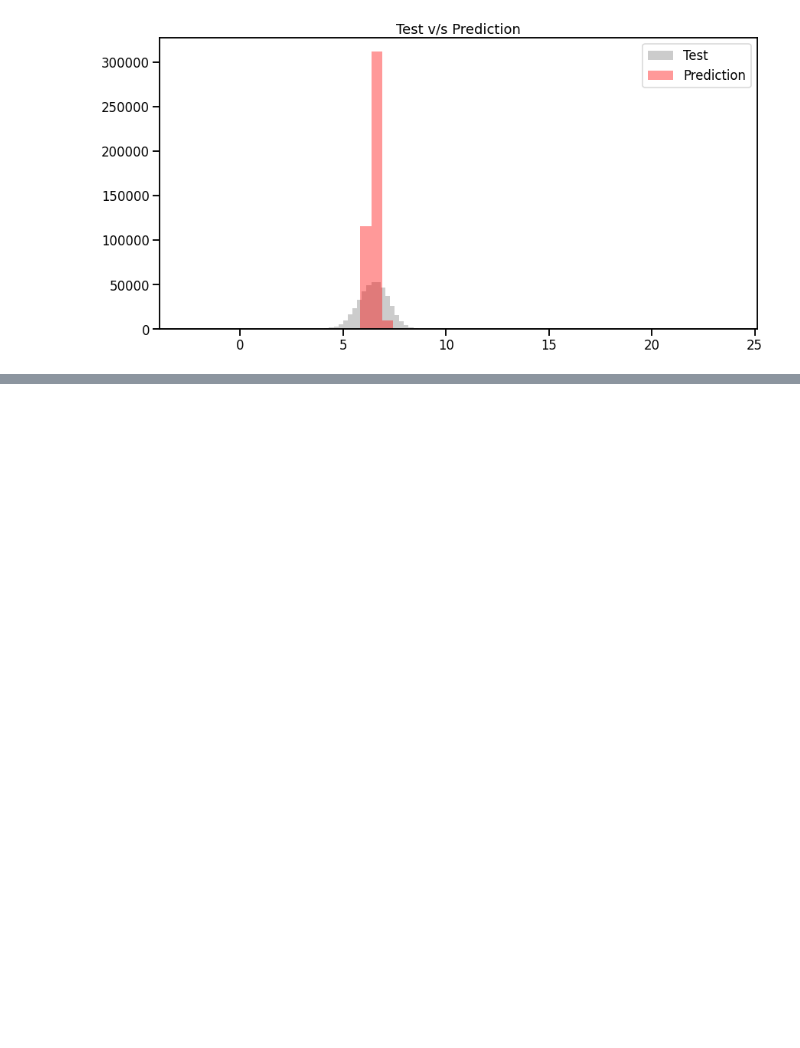
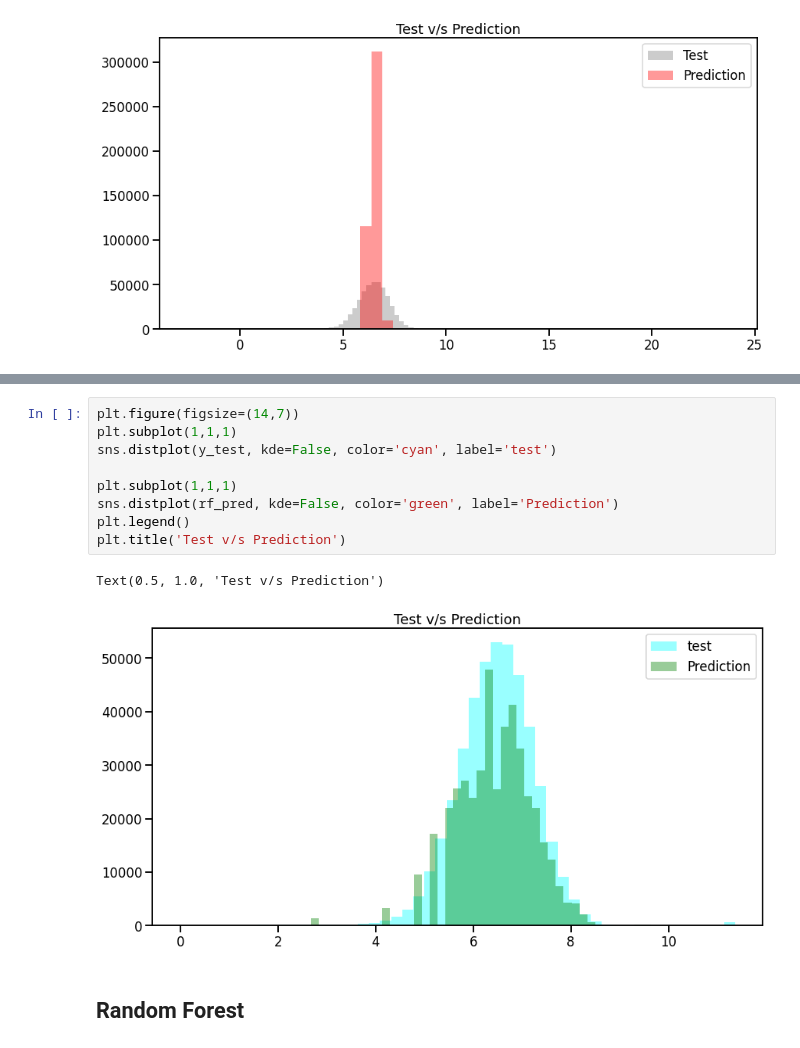
Before and after one commit to Rajvee-Sharma/NYC-Taxi-Trip-Prediction, a Jupyter notebook: Regression_NYC_Taxi_Trip_colab.ipynb, the cells around one changed output, grey strips where cells are left out. Cells and saved outputs as stored; diff of their text form; blank space fills up the shorter version.

```diff
--- a/Regression_NYC_Taxi_Trip_colab.ipynb
+++ b/Regression_NYC_Taxi_Trip_colab.ipynb
@@ -823,0 +901,14 @@ Text(0.5, 1.0, 'Test v/s Prediction')
+# %%
+plt.figure(figsize=(14,7))
+plt.subplot(1,1,1)
+sns.distplot(y_test, kde=False, color='cyan', label='test')
+
+plt.subplot(1,1,1)
+sns.distplot(rf_pred, kde=False, color='green', label='Prediction')
+plt.legend()
+plt.title('Test v/s Prediction')
+# %% [output]
+Text(0.5, 1.0, 'Test v/s Prediction')
+[figure, added]
+# %% [markdown]
+## **Random Forest**
```
Also changed, not shown: parts of 22 cells of this notebook.
